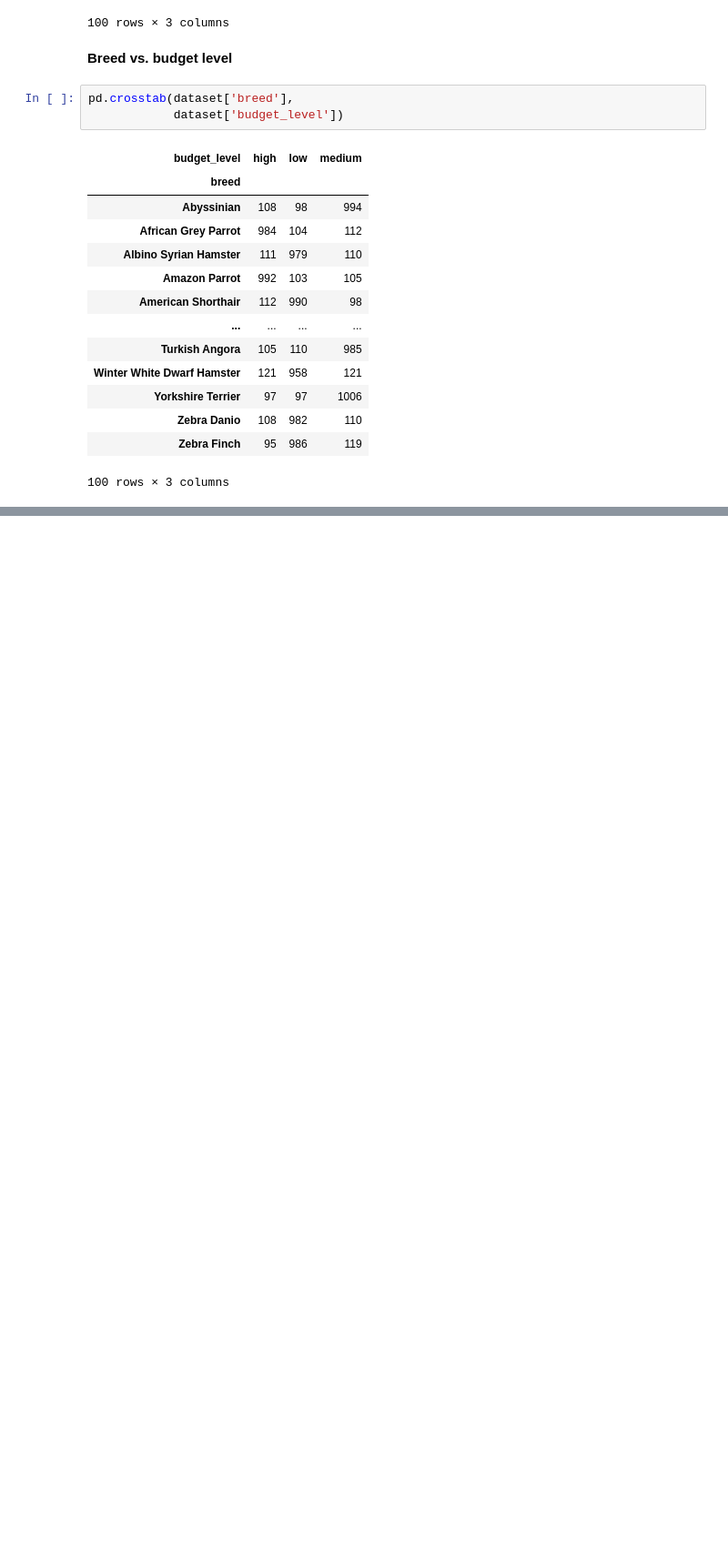
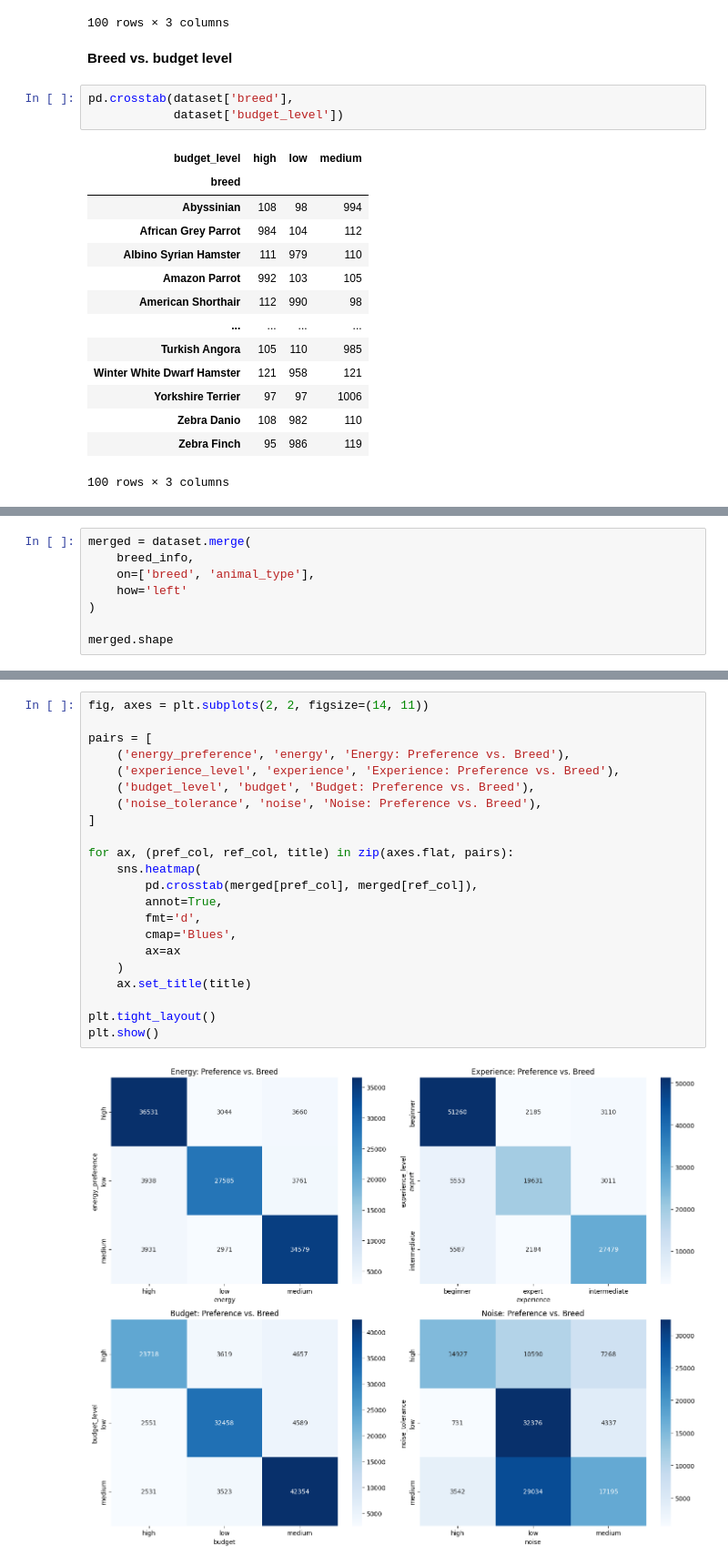
Before and after one commit to Mustafa-Balidi/PetHaven, a Jupyter notebook: ML-Service/Pet_recommendation_ml.ipynb, the cells around one changed output, grey strips where cells are left out. Shown at 91% size. Drawn from its saved outputs; the diff is of its cells as text; blank space fills up the shorter version.

```diff
--- a/ML-Service/Pet_recommendation_ml.ipynb
+++ b/ML-Service/Pet_recommendation_ml.ipynb
@@ -418,0 +507,8 @@ pd.crosstab(dataset['breed'],
+# %%
+merged = dataset.merge(
+    breed_info,
+    on=['breed', 'animal_type'],
+    how='left'
+)
+
+merged.shape
@@ -418,0 +573,24 @@ pd.crosstab(dataset['breed'],
+# %%
+fig, axes = plt.subplots(2, 2, figsize=(14, 11))
+
+pairs = [
+    ('energy_preference', 'energy', 'Energy: Preference vs. Breed'),
+    ('experience_level', 'experience', 'Experience: Preference vs. Breed'),
+    ('budget_level', 'budget', 'Budget: Preference vs. Breed'),
+    ('noise_tolerance', 'noise', 'Noise: Preference vs. Breed'),
+]
+
+for ax, (pref_col, ref_col, title) in zip(axes.flat, pairs):
+    sns.heatmap(
+        pd.crosstab(merged[pref_col], merged[ref_col]),
+        annot=True,
+        fmt='d',
+        cmap='Blues',
+        ax=ax
+    )
+    ax.set_title(title)
+
+plt.tight_layout()
+plt.show()
+# %% [output]
+[figure, added]
```
Also changed, not shown: parts of 36 cells of this notebook, 1 other file.
